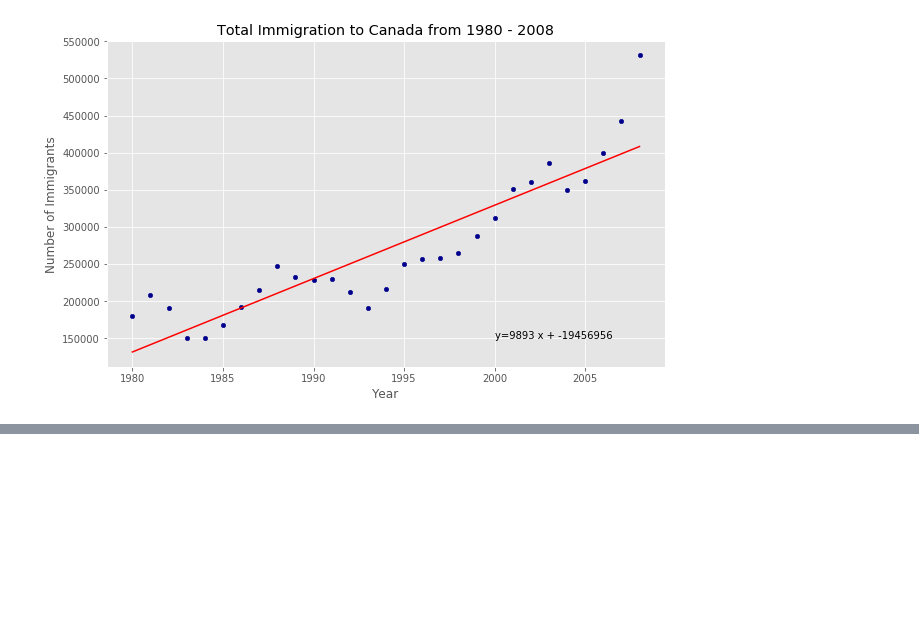
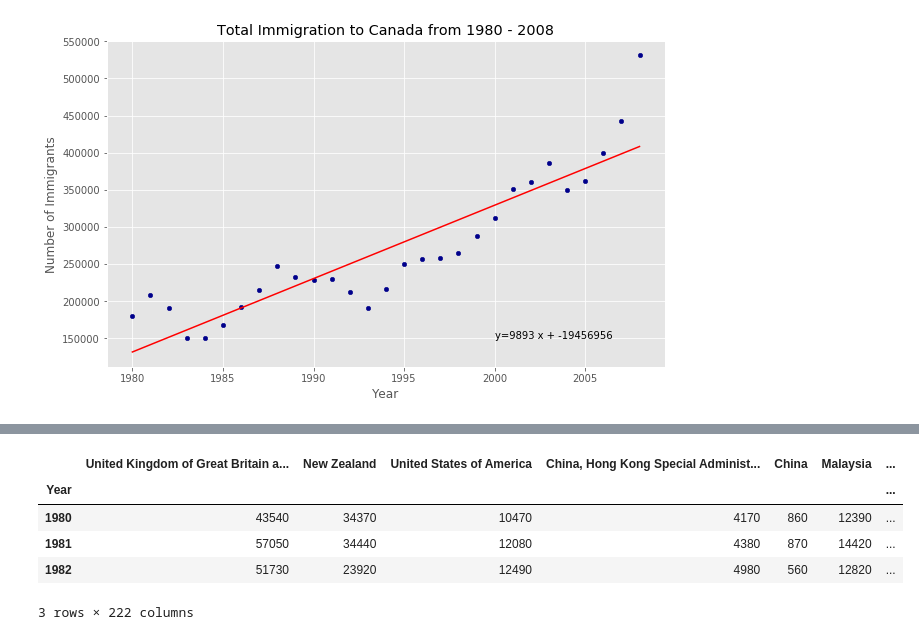
Before and after one commit to AmmaraRazzaq/dataVisualization_with_Python, a Jupyter notebook: Australia_Immigration.ipynb, the cells around one changed output, grey strips where cells are left out. Saved outputs shown, nothing was run; the diff lists cells and outputs as text; code cells hidden in the pictures; blank space fills up the shorter version.

```diff
--- a/Australia_Immigration.ipynb
+++ b/Australia_Immigration.ipynb
@@ -620,0 +642,10 @@ Text(2000, 150000, 'y=9893 x + -19456956')
+# %%
+df_t.index.name = 'Year'
+df_t.head(3)
+# %% [output]
+|  | United Kingdom of Great Britain a... | New Zealand | United States of America | China, Hong Kong Special Administ... | China | Malaysia | ... |
+| Year |  |  |  |  |  |  | ... |
+| 1980 | 43540 | 34370 | 10470 | 4170 | 860 | 12390 | ... |
+| 1981 | 57050 | 34440 | 12080 | 4380 | 870 | 14420 | ... |
+| 1982 | 51730 | 23920 | 12490 | 4980 | 560 | 12820 | ... |
+3 rows × 222 columns
```
Also changed, not shown: parts of 8 cells of this notebook.
